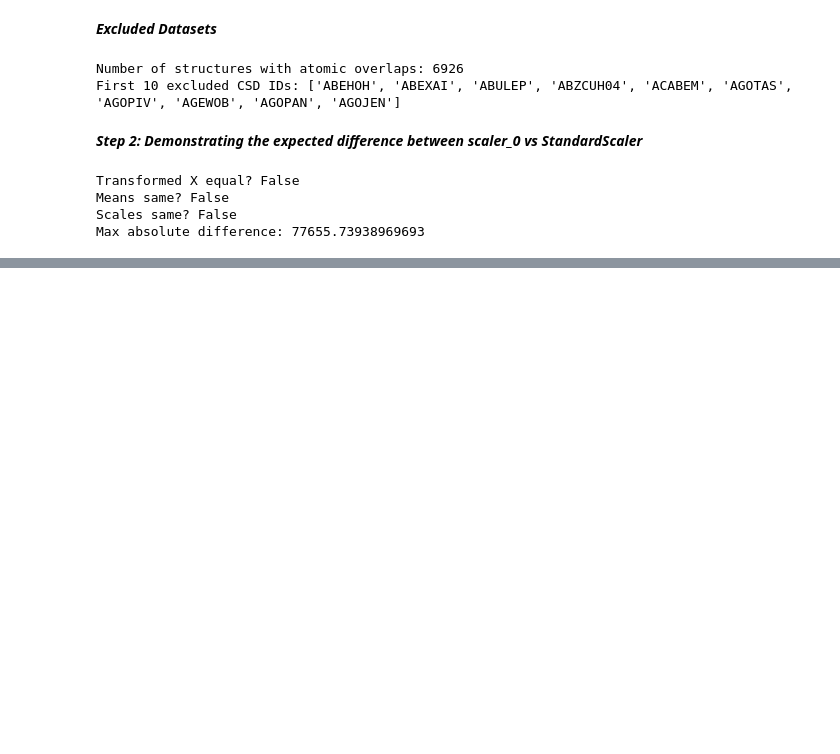
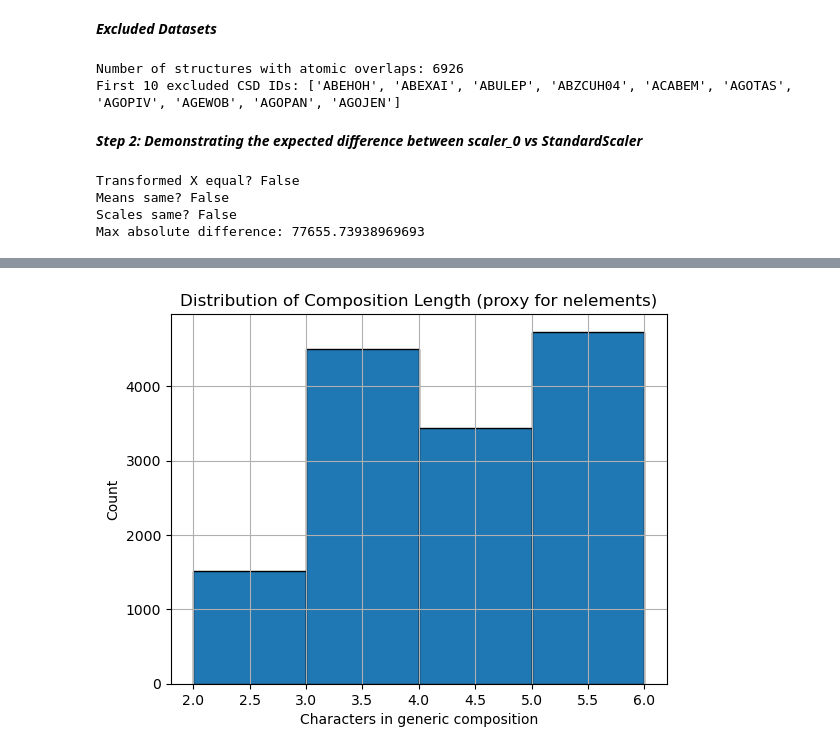
Before and after one commit to submerged-in-matrix/materials-ml-projects-, a Jupyter notebook: Projects/P_5_Oxidation_State_Assignment/P_5_Oxidation_State_Assignment.ipynb, the cells around one changed output, grey strips where cells are left out. Saved outputs shown, nothing was run; the diff lists cells and outputs as text; code cells hidden in the pictures; blank space fills up the shorter version.

```diff
--- a/Projects/P_5_Oxidation_State_Assignment/P_5_Oxidation_State_Assignment.ipynb
+++ b/Projects/P_5_Oxidation_State_Assignment/P_5_Oxidation_State_Assignment.ipynb
@@ -234,0 +406,9 @@ Max absolute difference: 77655.73938969693
+# %%
+data['nelements'] = data['composition_generic'].str.len()  # crude proxy
+data['nelements'].hist(bins=range(2,7), edgecolor='black')
+plt.title("Distribution of Composition Length (proxy for nelements)")
+plt.xlabel("Characters in generic composition")
+plt.ylabel("Count")
+plt.show()
+# %% [output]
+[figure, added]
```
Also changed, not shown: parts of 19 cells of this notebook, 2 other files.
